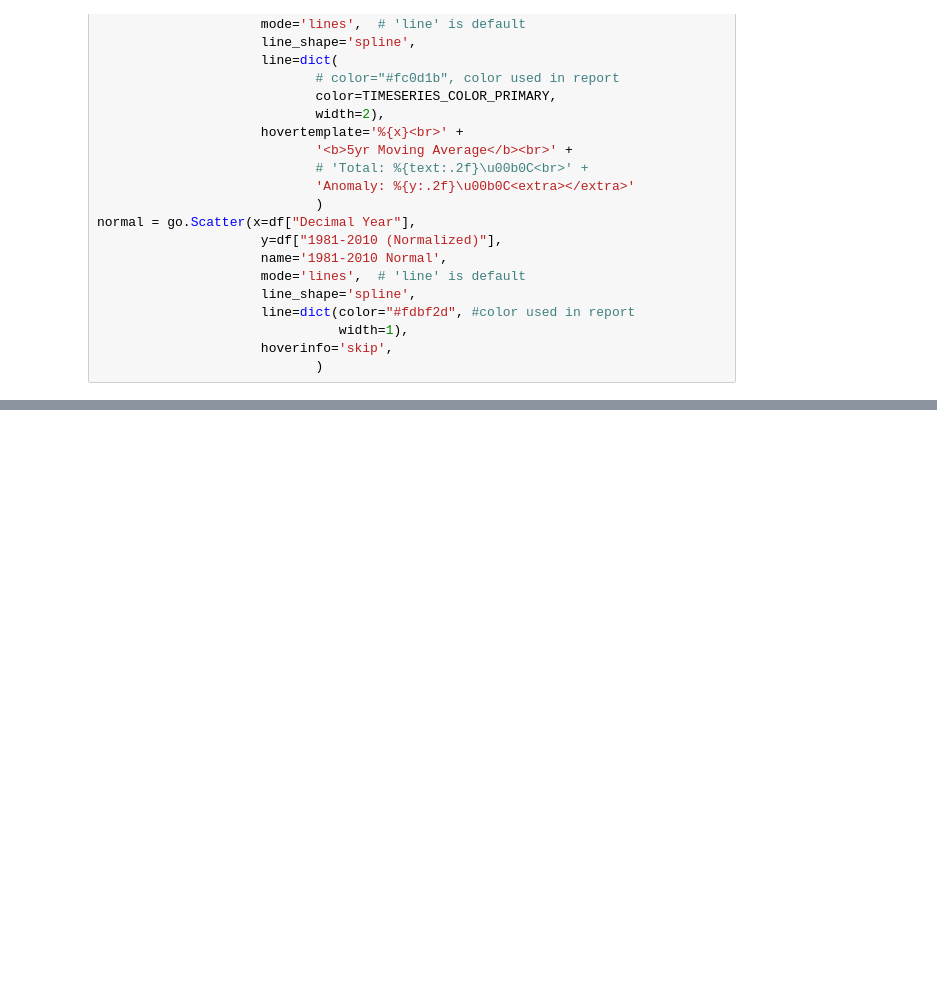
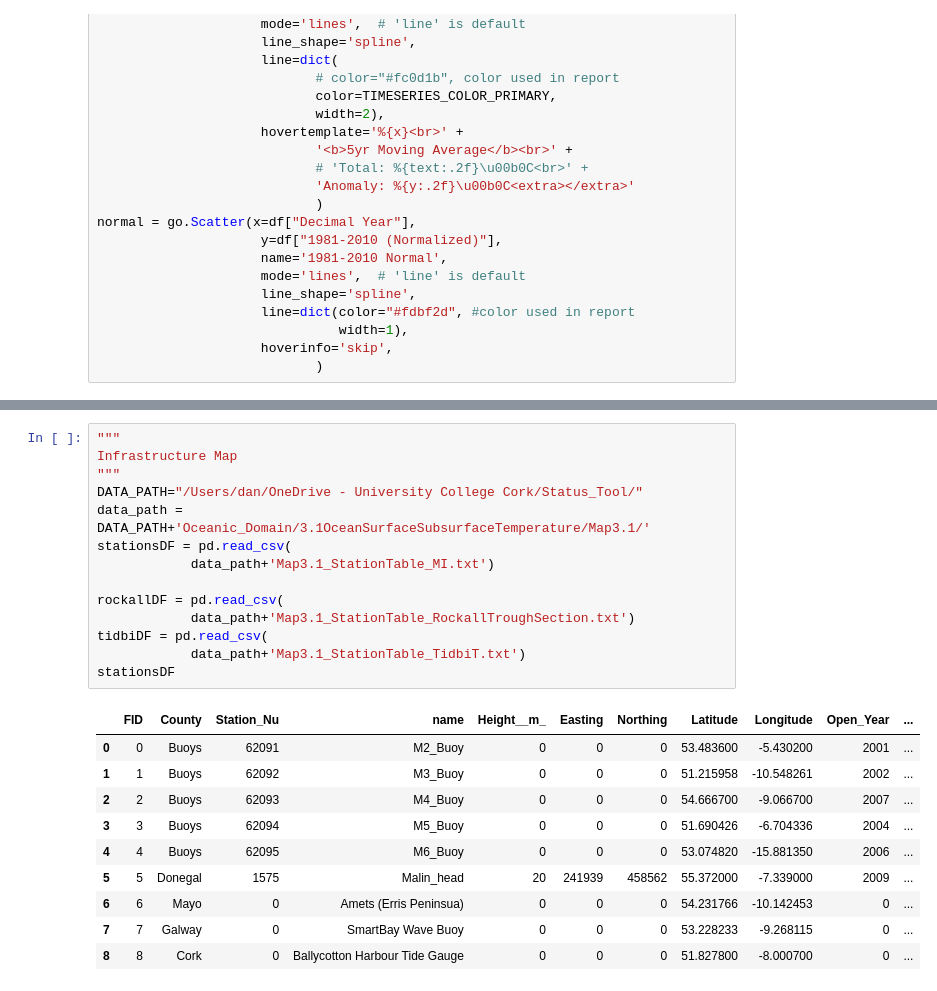
Before and after one commit to ClimateIreland/CI-Climate-Status-Tool, a Jupyter notebook: notebooks/_3_1_SurfaceandSubsurfaceTemperature.ipynb, the cells around one changed output, grey strips where cells are left out. Saved outputs shown, nothing was run; the diff lists cells and outputs as text; blank space fills up the shorter version.

```diff
--- a/notebooks/_3_1_SurfaceandSubsurfaceTemperature.ipynb
+++ b/notebooks/_3_1_SurfaceandSubsurfaceTemperature.ipynb
@@ -215,0 +302,25 @@ figure_3_3.update_xaxes(
+# %%
+"""
+Infrastructure Map
+"""
+DATA_PATH="/Users/dan/OneDrive - University College Cork/Status_Tool/"
+data_path = DATA_PATH+'Oceanic_Domain/3.1OceanSurfaceSubsurfaceTemperature/Map3.1/'
+stationsDF = pd.read_csv(
+            data_path+'Map3.1_StationTable_MI.txt')
+
+rockallDF = pd.read_csv(
+            data_path+'Map3.1_StationTable_RockallTroughSection.txt')
+tidbiDF = pd.read_csv(
+            data_path+'Map3.1_StationTable_TidbiT.txt')
+stationsDF
+# %% [output]
+|  | FID | County | Station_Nu | name | Height__m_ | Easting | Northing | Latitude | Longitude | Open_Year | ... |
+| 0 | 0 | Buoys | 62091 | M2_Buoy | 0 | 0 | 0 | 53.483600 | -5.430200 | 2001 | ... |
+| 1 | 1 | Buoys | 62092 | M3_Buoy | 0 | 0 | 0 | 51.215958 | -10.548261 | 2002 | ... |
+| 2 | 2 | Buoys | 62093 | M4_Buoy | 0 | 0 | 0 | 54.666700 | -9.066700 | 2007 | ... |
+| 3 | 3 | Buoys | 62094 | M5_Buoy | 0 | 0 | 0 | 51.690426 | -6.704336 | 2004 | ... |
+| 4 | 4 | Buoys | 62095 | M6_Buoy | 0 | 0 | 0 | 53.074820 | -15.881350 | 2006 | ... |
+| 5 | 5 | Donegal | 1575 | Malin_head | 20 | 241939 | 458562 | 55.372000 | -7.339000 | 2009 | ... |
+| 6 | 6 | Mayo | 0 | Amets (Erris Peninsua) | 0 | 0 | 0 | 54.231766 | -10.142453 | 0 | ... |
+| 7 | 7 | Galway | 0 | SmartBay Wave Buoy | 0 | 0 | 0 | 53.228233 | -9.268115 | 0 | ... |
+| 8 | 8 | Cork | 0 | Ballycotton Harbour Tide Gauge | 0 | 0 | 0 | 51.827800 | -8.000700 | 0 | ... |
```
Also changed, not shown: parts of 10 cells of this notebook, 8 other files.
